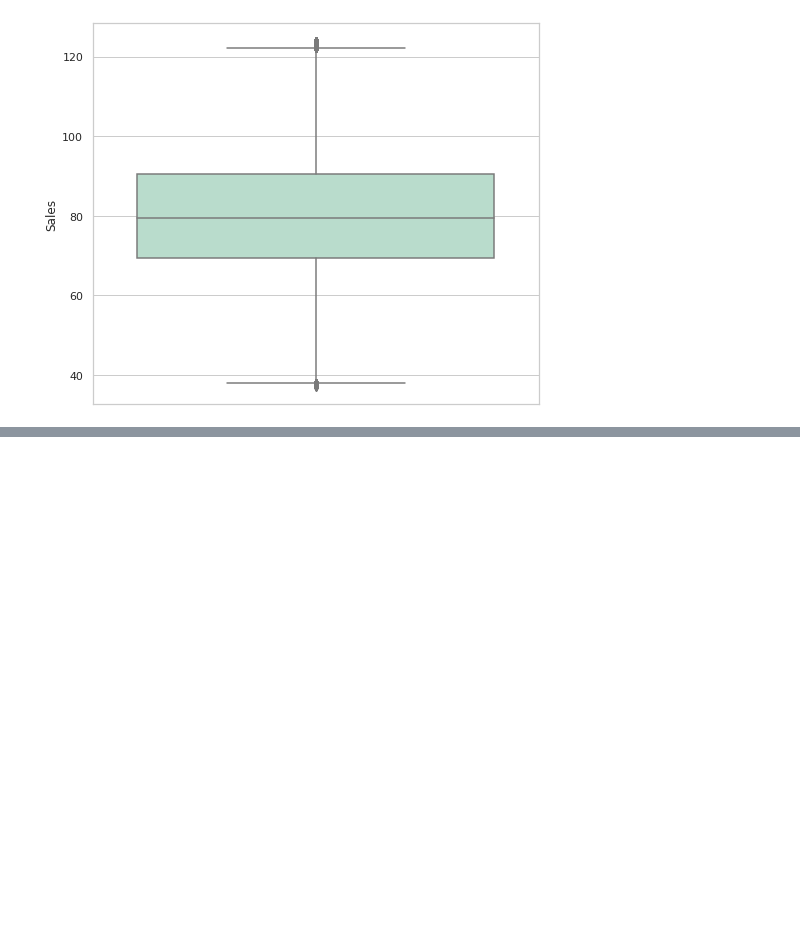
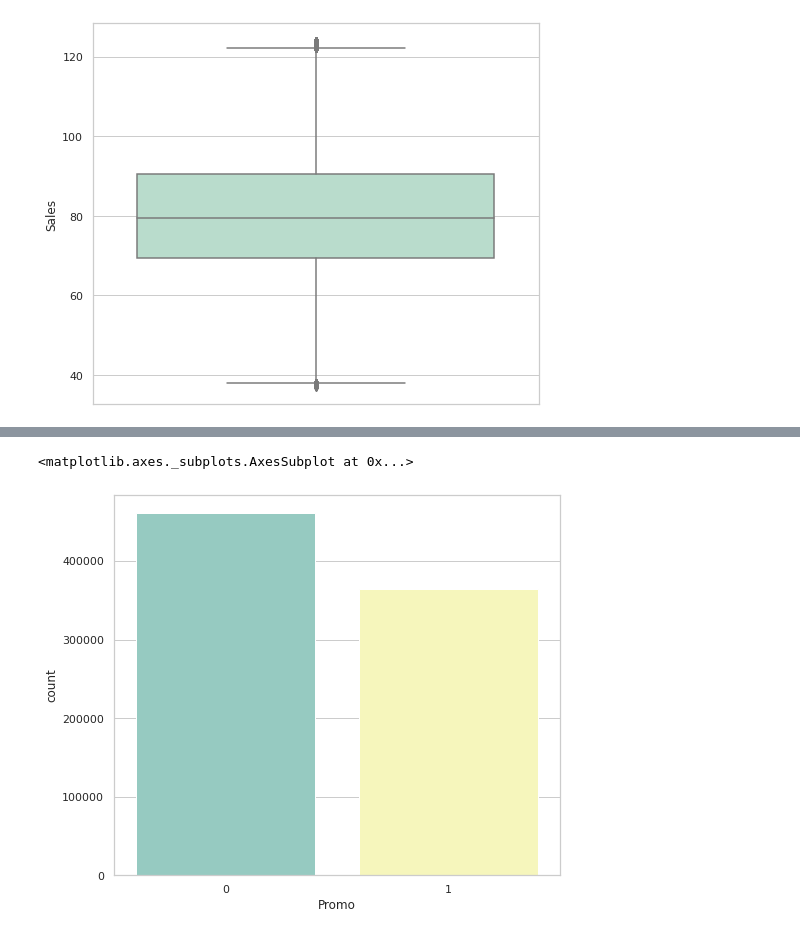
Before and after one commit to aditi10998/Rossmann_sales_prediction, a Jupyter notebook: Copy_of_Rossmann_Sales_Prediction_Capstone_Project.ipynb, the cells around one changed output, grey strips where cells are left out. Drawn from its saved outputs; the diff is of its cells as text; code cells hidden in the pictures; blank space fills up the shorter version.

```diff
--- a/Copy_of_Rossmann_Sales_Prediction_Capstone_Project.ipynb
+++ b/Copy_of_Rossmann_Sales_Prediction_Capstone_Project.ipynb
@@ -347,0 +494,5 @@ plt.show()
+# %%
+sns.countplot(x='Promo',data=merged_df,palette='Set3')
+# %% [output]
+<matplotlib.axes._subplots.AxesSubplot at 0x...>
+[figure, added]
```
Also changed, not shown: parts of 29 cells of this notebook.
